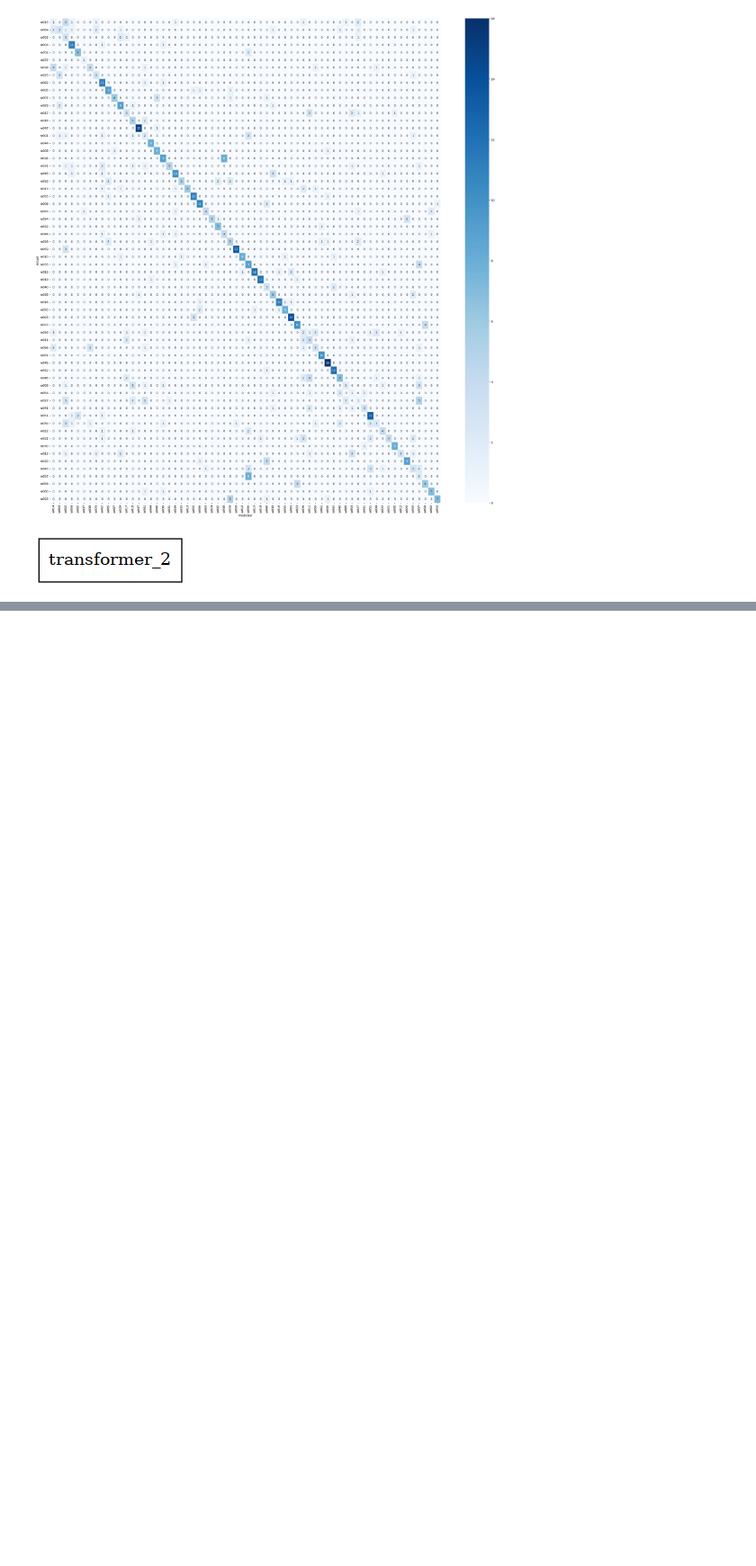
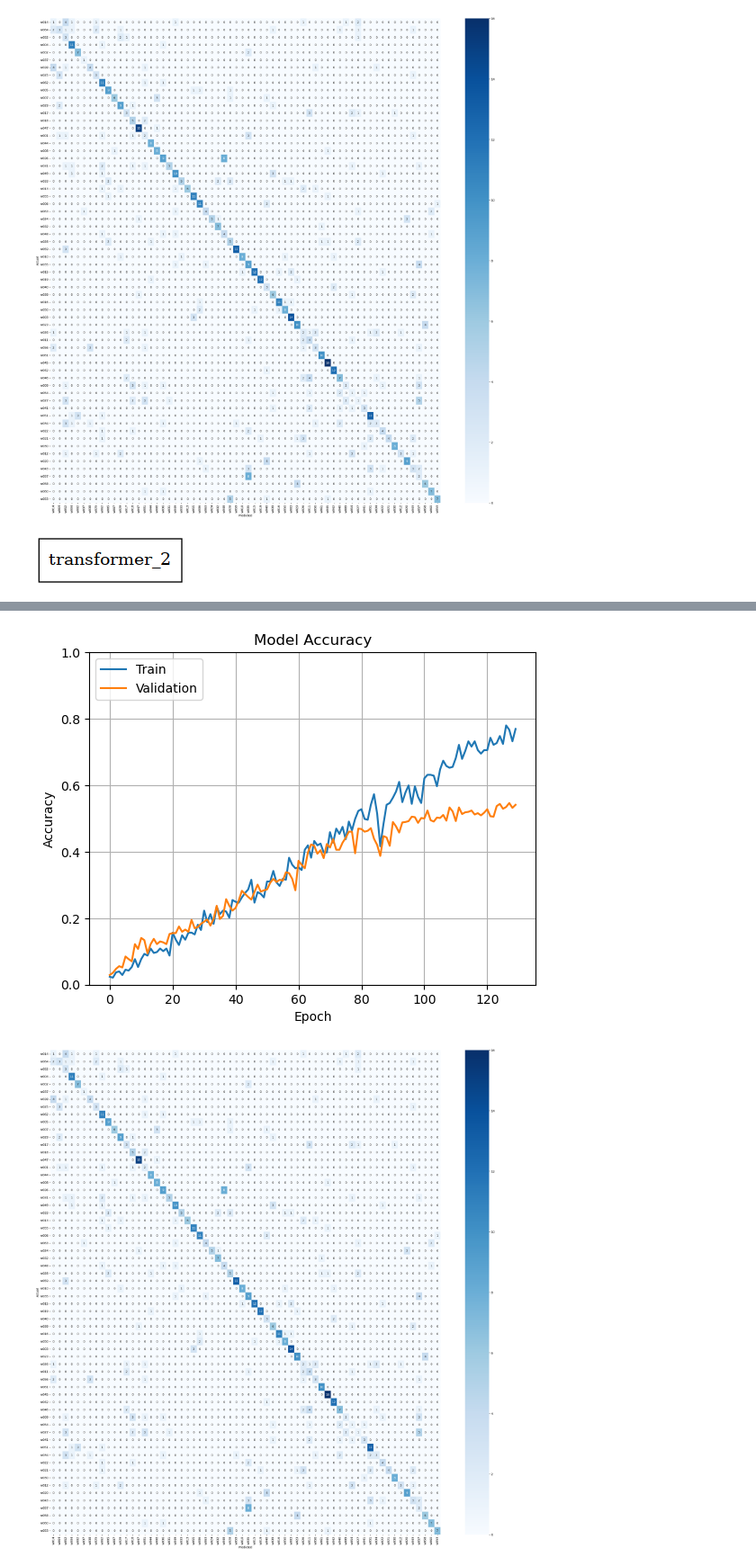
Before and after one commit to Neethamadhu-Madurasinghe/sign_language, a Jupyter notebook: model_training/model_11.ipynb, the cells around one changed output, grey strips where cells are left out. Shown at 90% size. Saved outputs shown, nothing was run; the diff lists cells and outputs as text; code cells hidden in the pictures; blank space fills up the shorter version.

```diff
--- a/model_training/model_11.ipynb
+++ b/model_training/model_11.ipynb
@@ -458,7 +458,7 @@ plot_model(model, to_file='model.png', show_shapes=True, show_layer_names=True)
 # %% [output]
 [figure]
 # %%
-exp_number = 11
+exp_number = 14
 description = """
 64 class SSL dataset, each class having average 6 training and many for vali/testing. This uses 27 landmarks found through the experiments
 Average results after 3 runs . around 1 minute each training time
@@ -511,0 +512,2 @@ Folder already exists
+[figure, added]
+[figure, added]
```
Also changed, not shown: parts of 1 cell of this notebook, 13 other files.
